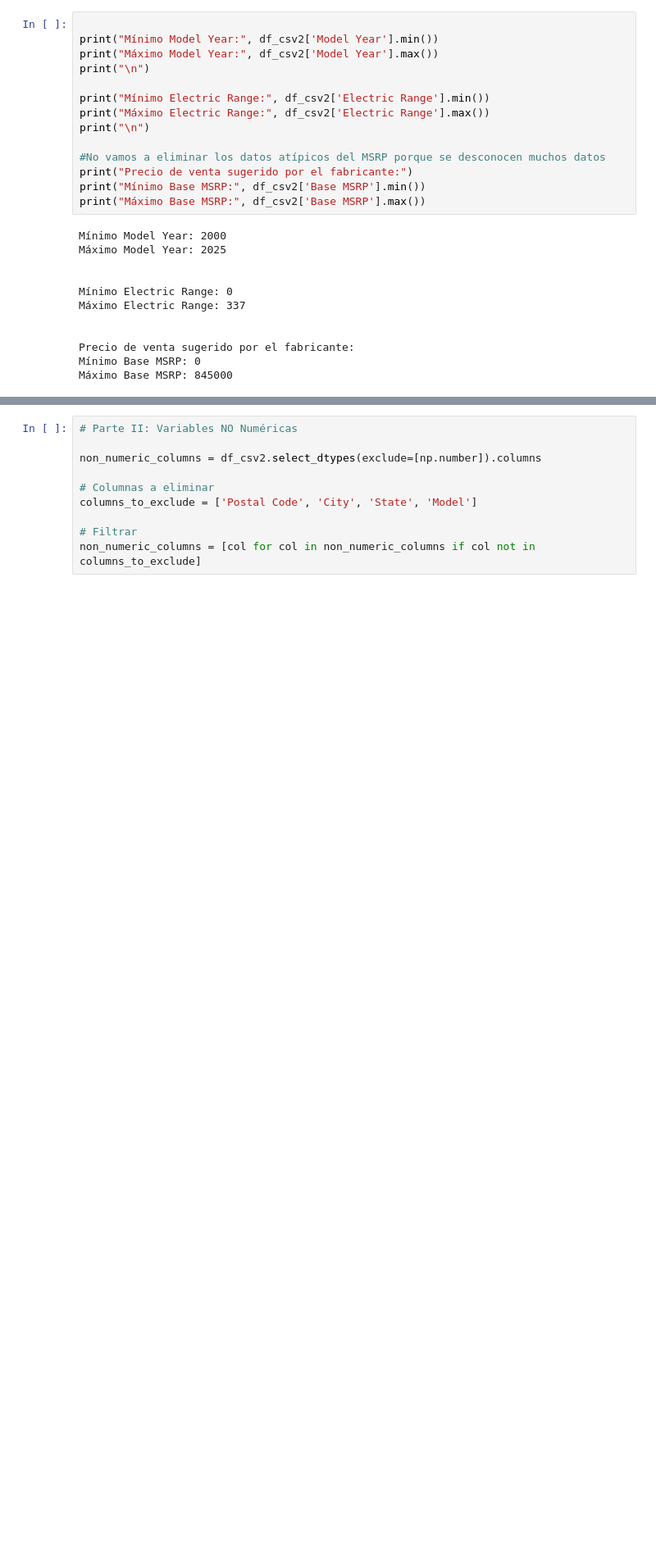
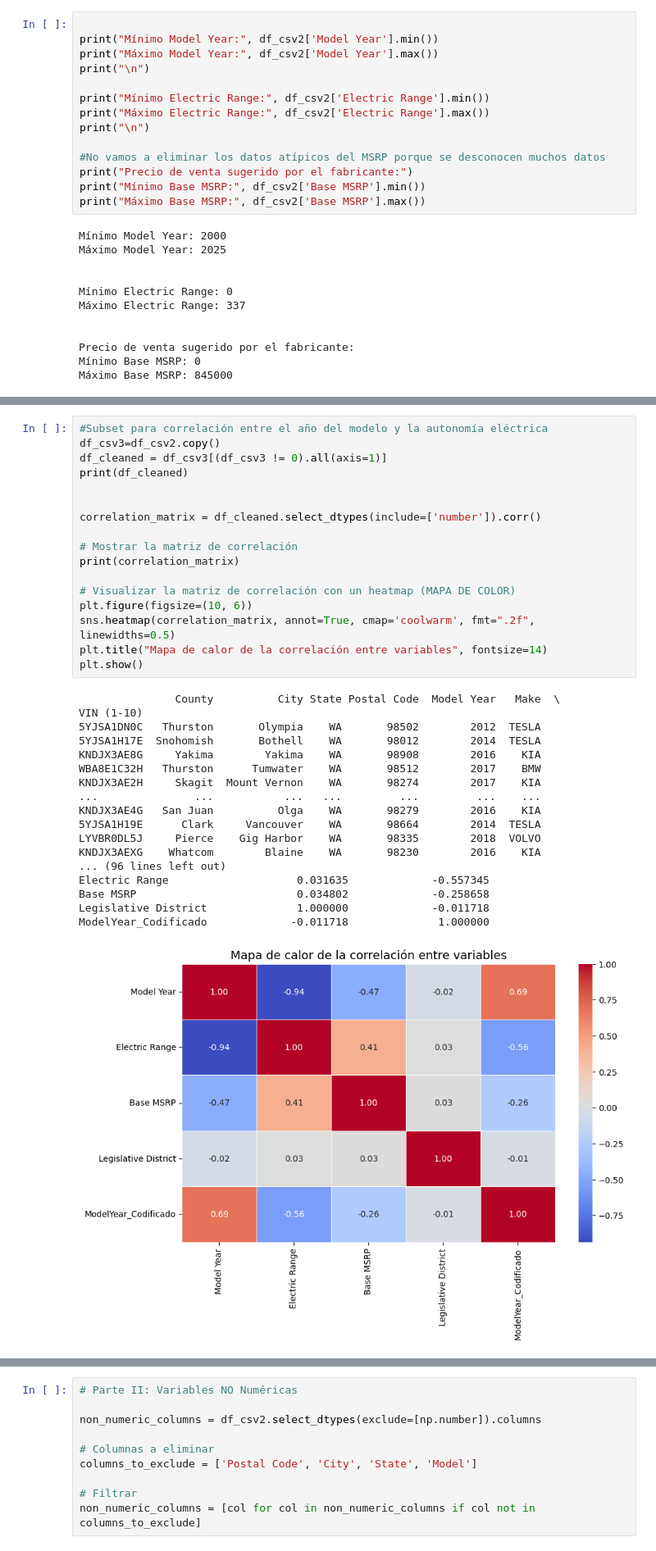
Before and after one commit to Chloe221201/ElectricCars, a Jupyter notebook: code.ipynb, the cells around one changed output, grey strips where cells are left out. Shown at 82% size. Drawn from its saved outputs; the diff is of its cells as text; blank space fills up the shorter version.

```diff
--- a/code.ipynb
+++ b/code.ipynb
@@ -333,0 +358,36 @@ plt.show()
+# %%
+#Subset para correlación entre el año del modelo y la autonomía eléctrica
+df_csv3=df_csv2.copy()
+df_cleaned = df_csv3[(df_csv3 != 0).all(axis=1)]
+print(df_cleaned)
+
+
+correlation_matrix = df_cleaned.select_dtypes(include=['number']).corr()
+
+# Mostrar la matriz de correlación
+print(correlation_matrix)
+
+# Visualizar la matriz de correlación con un heatmap (MAPA DE COLOR)
+plt.figure(figsize=(10, 6))
+sns.heatmap(correlation_matrix, annot=True, cmap='coolwarm', fmt=".2f", linewidths=0.5)
+plt.title("Mapa de calor de la correlación entre variables", fontsize=14)
+plt.show()
+# %% [output]
+               County          City State Postal Code  Model Year   Make  \
+VIN (1-10)
+5YJSA1DN0C   Thurston       Olympia    WA       98502        2012  TESLA
+5YJSA1H17E  Snohomish       Bothell    WA       98012        2014  TESLA
+KNDJX3AE8G     Yakima        Yakima    WA       98908        2016    KIA
+WBA8E1C32H   Thurston      Tumwater    WA       98512        2017    BMW
+KNDJX3AE2H     Skagit  Mount Vernon    WA       98274        2017    KIA
+...               ...           ...   ...         ...         ...    ...
+KNDJX3AE4G   San Juan          Olga    WA       98279        2016    KIA
+5YJSA1H19E      Clark     Vancouver    WA       98664        2014  TESLA
+LYVBR0DL5J     Pierce    Gig Harbor    WA       98335        2018  VOLVO
+KNDJX3AEXG    Whatcom        Blaine    WA       98230        2016    KIA
+... (96 lines left out)
+Electric Range                    0.031635             -0.557345
+Base MSRP                         0.034802             -0.258658
+Legislative District              1.000000             -0.011718
+ModelYear_Codificado             -0.011718              1.000000
+[figure, added]
```
Also changed, not shown: parts of 7 cells of this notebook, 1 other file.
